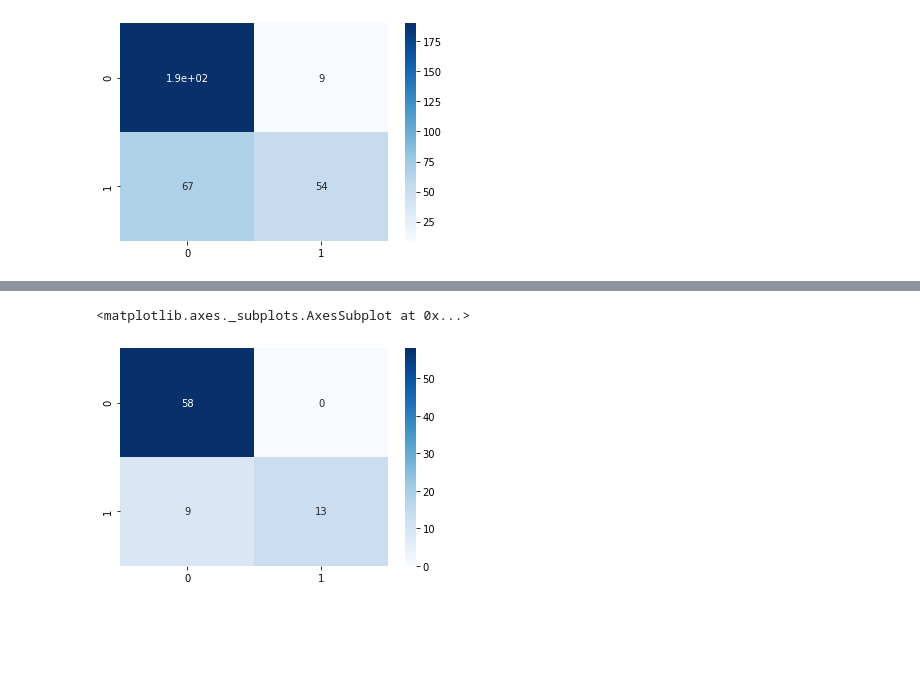
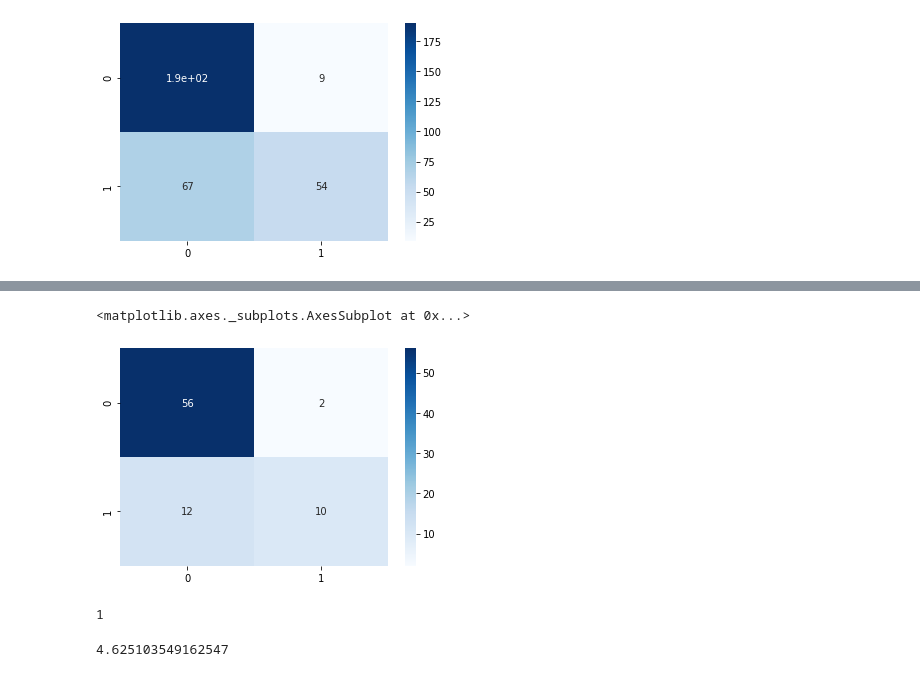
Before and after one commit to ChuongQuoc1413017/Quantum_Virtual_Machine, a Jupyter notebook: Quantum Neural Network.ipynb, the cells around one changed output, grey strips where cells are left out. Drawn from its saved outputs; the diff is of its cells as text; code cells hidden in the pictures; blank space fills up the shorter version.

```diff
--- a/Quantum Neural Network.ipynb
+++ b/Quantum Neural Network.ipynb
@@ -104,3 +4,0 @@ def grad(X_true, y_true, params, n_layer, shift, eta):
-# %%
-circuit = initial_state(X_train[0])
-measure_one(circuit, 0)
@@ -290,0 +129,9 @@ sn.heatmap(con, annot=True, cmap="Blues")
+# %%
+SIZE = 34*1.3
+plt.rc('font', size=SIZE)          # controls default text sizes
+plt.rc('axes', titlesize=SIZE)     # fontsize of the axes title
+plt.rc('axes', labelsize=SIZE)    # fontsize of the x and y labels
+plt.rc('xtick', labelsize=SIZE)    # fontsize of the tick labels
+plt.rc('ytick', labelsize=SIZE)    # fontsize of the tick labels
+plt.rc('legend', fontsize=SIZE)    # legend fontsize
+plt.rc('figure', titlesize=SIZE)  # fontsize of the figure title
@@ -290,0 +256,30 @@ sn.heatmap(con, annot=True, cmap="Blues")
+# %%
+#source: https://www.kaggle.com/rakeshrau/social-network-ads
+dataset = pd.read_csv('Social_Network_Ads.csv')
+X = dataset.iloc[:, 2:-1].values
+y = dataset.iloc[:, -1].values
+
+# splitting dataset
+X_train, X_test, y_train, y_test = train_test_split(X, y, test_size = 0.2, random_state = 0)
+
+# scaling feature
+scaler = MinMaxScaler()
+X_train = scaler.fit_transform(X_train)
+X_test = scaler.transform(X_test)
+
+# create parameters
+n_layer = 3
+params = np.random.normal(size=(n_layer, len(X_train[0]), 2,))
+diff = np.zeros((n_layer, len(X_train[0]), 2,))
+
+# training model
+start = time.time()
+for i in range(100):
+    params = grad(X_train, y_train, params, np.pi/20, eta=0.01)
+print(time.time()-start)
+
+# confusion matrix
+label = y_train
+pred = [predict(qnn_model(x, params)) for x in X_train]
+con = confusion_matrix(label,pred)
+sn.heatmap(con, annot=True, cmap="Blues")
@@ -291,8 +290,17 @@ sn.heatmap(con, annot=True, cmap="Blues")
 # %%
+# confusion matrix
 label = y_test
-pred = [predict(qnn(x, params)) for x in X_test]
+pred = [predict(qnn_model(x, params)) for x in X_test]
 con = confusion_matrix(label,pred)
 sn.heatmap(con, annot=True, cmap="Blues")
 # %% [output]
 <matplotlib.axes._subplots.AxesSubplot at 0x...>
-[figure, old version]
+[figure, new version]
+# %%
+np.argmax(np.array([0, 3, 2, 3]))
+# %% [output]
+1
+# %%
+277.5062129497528/60
+# %% [output]
+4.625103549162547
```
Also changed, not shown: parts of 32 cells of this notebook.
